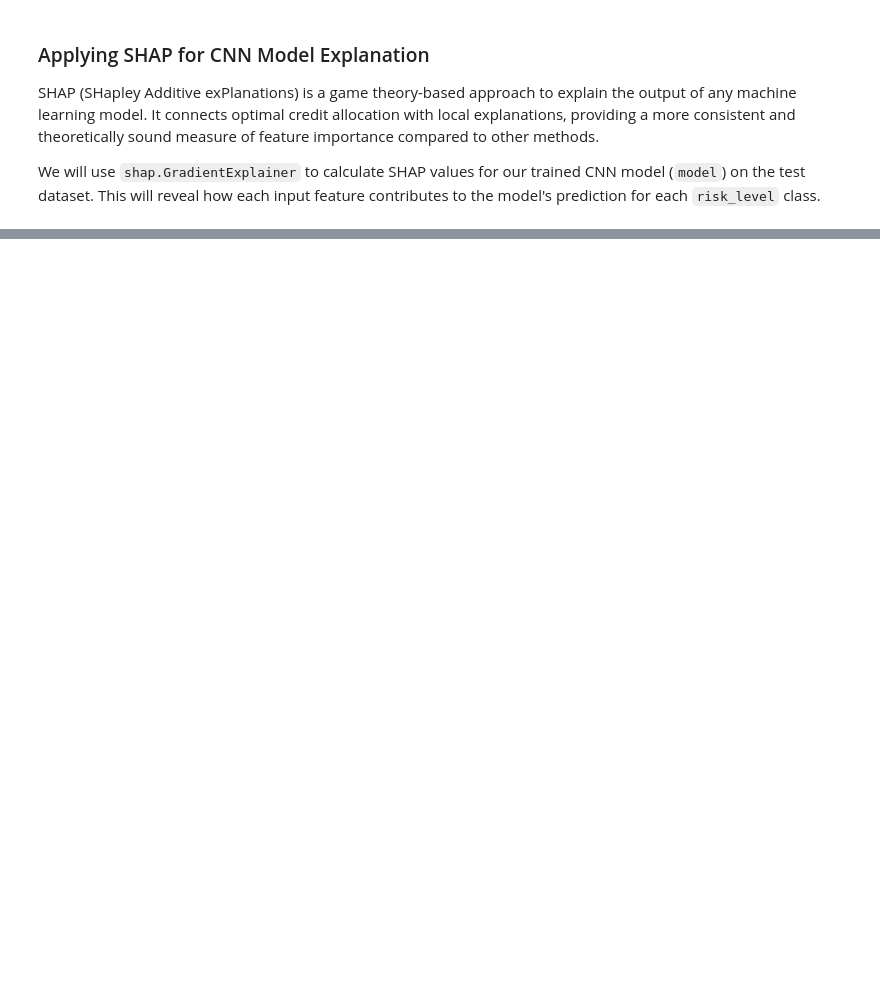
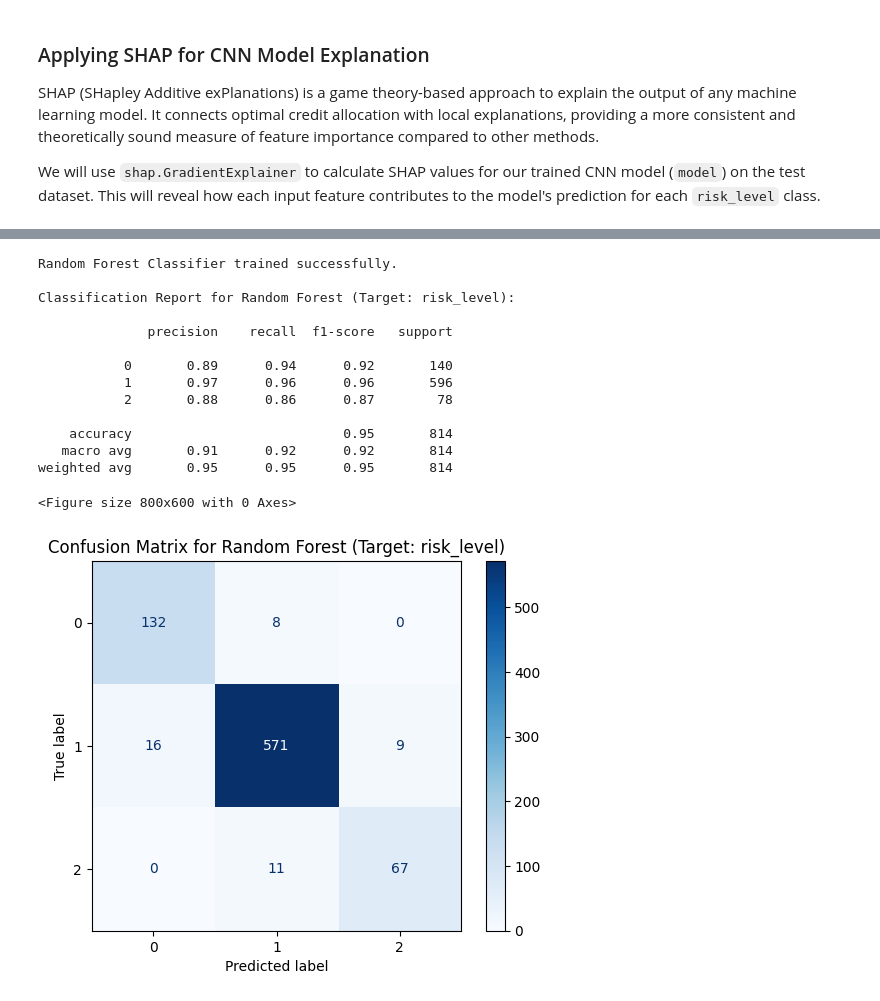
Before and after one commit to davidmothae3/caresai-test, a Jupyter notebook: Climate_Health_Risk_Kids_Under_5.ipynb, the cells around one changed output, grey strips where cells are left out. Saved outputs shown, nothing was run; the diff lists cells and outputs as text; code cells hidden in the pictures; blank space fills up the shorter version.

```diff
--- a/Climate_Health_Risk_Kids_Under_5.ipynb
+++ b/Climate_Health_Risk_Kids_Under_5.ipynb
@@ -653,0 +654,41 @@ Overall SHAP Summary Bar Plot (Mean Absolute SHAP values across all classes):
+# %%
+from sklearn.ensemble import RandomForestClassifier
+from sklearn.metrics import classification_report, confusion_matrix, ConfusionMatrixDisplay
+
+# Initialize and train a RandomForestClassifier
+rf_classifier = RandomForestClassifier(random_state=42)
+rf_classifier.fit(X_train_sm, y_train_sm)
+
+print("Random Forest Classifier trained successfully.")
+
+# Make predictions on the scaled test set
+y_pred_rf = rf_classifier.predict(X_test_scaled_df)
+
+# Evaluate the Random Forest Classifier
+print("\nClassification Report for Random Forest (Target: risk_level):\n")
+print(classification_report(y_test, y_pred_rf))
+
+# Generate and display the confusion matrix for Random Forest
+cm_rf = confusion_matrix(y_test, y_pred_rf)
+disp_rf = ConfusionMatrixDisplay(confusion_matrix=cm_rf, display_labels=[0, 1, 2])
+
+plt.figure(figsize=(8, 6))
+disp_rf.plot(cmap=plt.cm.Blues)
+plt.title('Confusion Matrix for Random Forest (Target: risk_level)')
+plt.show()
+# %% [output]
+Random Forest Classifier trained successfully.
+
+Classification Report for Random Forest (Target: risk_level):
+
+              precision    recall  f1-score   support
+
+           0       0.89      0.94      0.92       140
+           1       0.97      0.96      0.96       596
+           2       0.88      0.86      0.87        78
+
+    accuracy                           0.95       814
+   macro avg       0.91      0.92      0.92       814
+weighted avg       0.95      0.95      0.95       814
+<Figure size 800x600 with 0 Axes>
+[figure, added]
```
Also changed, not shown: parts of 10 cells of this notebook.
